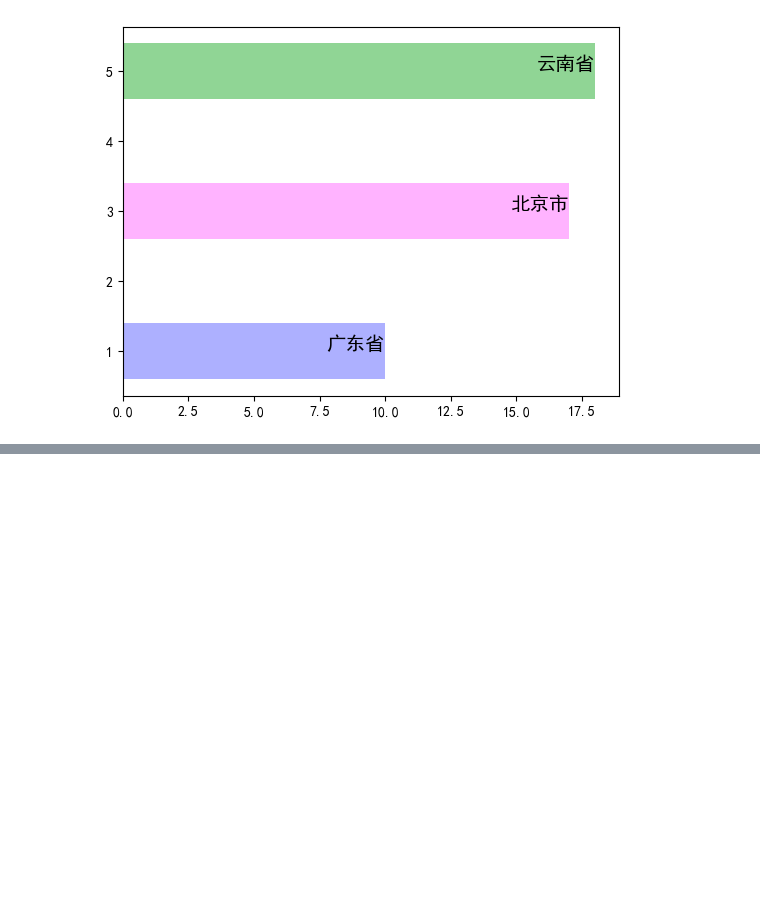
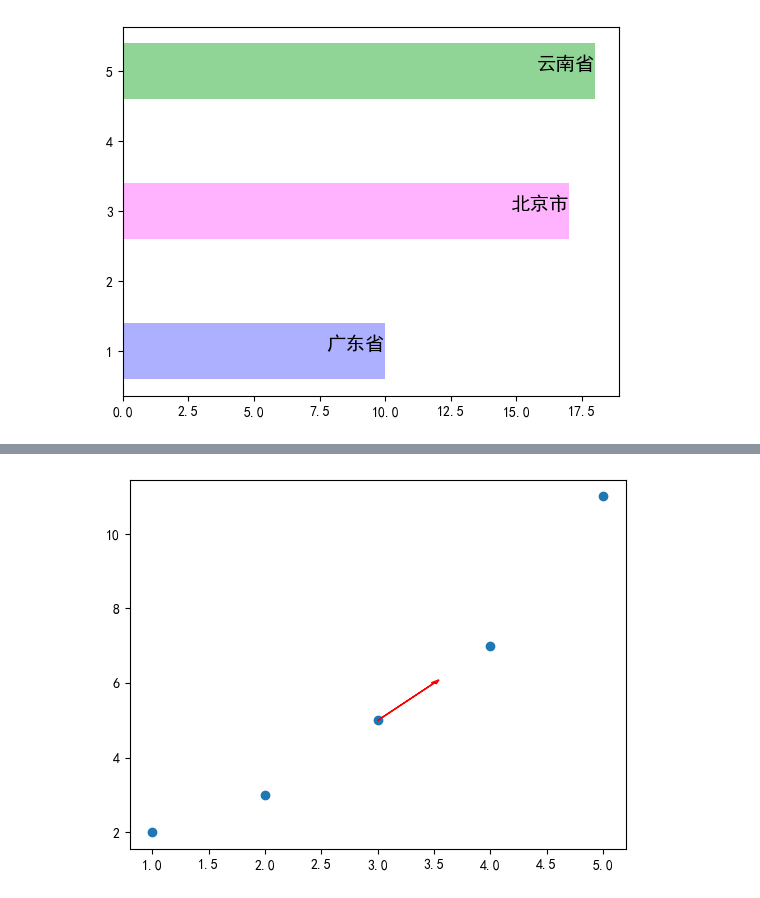
Before and after one commit to daiyipu/yiheng, a Jupyter notebook: plotlib/matplot.ipynb, the cells around one changed output, grey strips where cells are left out. Cells and saved outputs as stored; diff of their text form; code cells hidden in the pictures; blank space fills up the shorter version.

```diff
--- a/plotlib/matplot.ipynb
+++ b/plotlib/matplot.ipynb
@@ -181,0 +240,14 @@ graph(10,17,18)
+# %%
+# 示例数据
+x = [1, 2, 3, 4, 5]
+y = [2, 3, 5, 7, 11]
+# 创建图形和子图
+fig, ax = plt.subplots()
+# 绘制散点图
+ax.scatter(x, y)
+# 在点 (3, 5) 上添加一个箭头
+ax.arrow(3, 5, 0.5, 1, head_width=0.05, head_length=0.1, fc='r', ec='r')
+# 显示图形
+plt.show()
+# %% [output]
+[figure, added]
```
Also changed, not shown: parts of 4 cells of this notebook, 39 other files.
